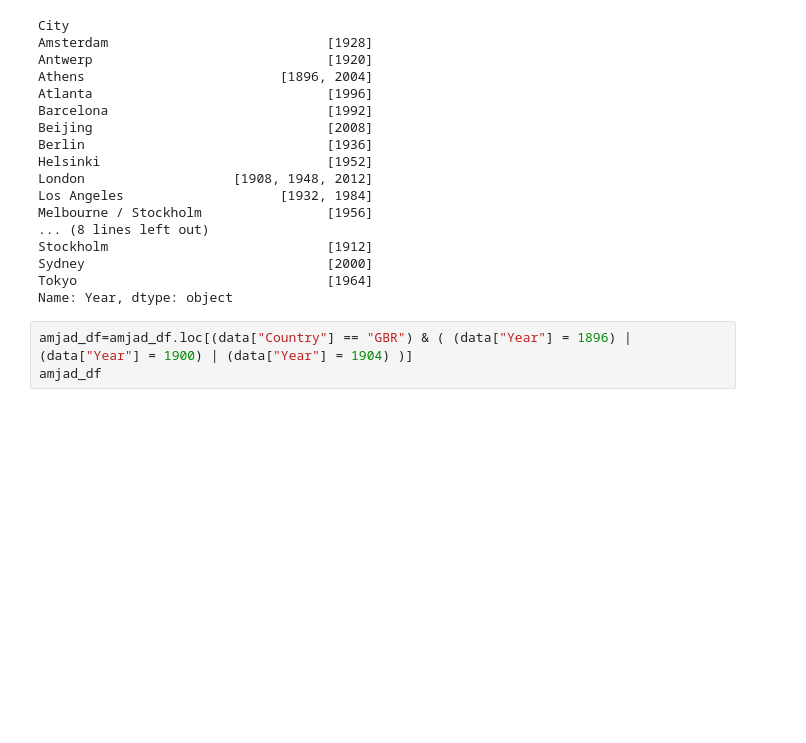
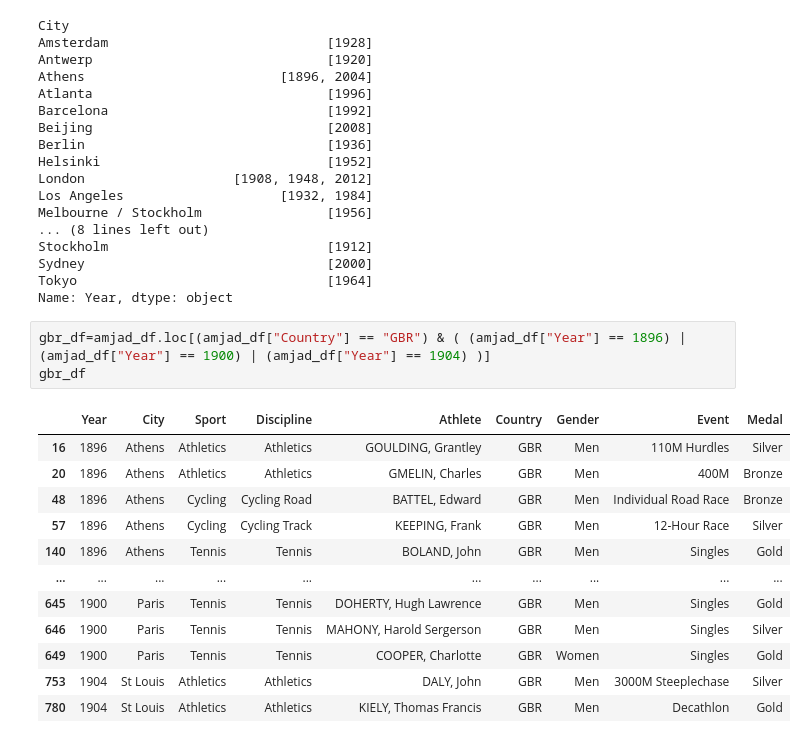
Before and after one commit to TomHOldershaw/Project_1_Team_2, a Jupyter notebook: q3p2.ipynb, the cells around one changed output. Saved outputs shown, nothing was run; the diff lists cells and outputs as text; blank space fills up the shorter version.

```diff
--- a/q3p2.ipynb
+++ b/q3p2.ipynb
@@ -42,6 +42,18 @@ Sydney                               [2000]
 Tokyo                                [1964]
 Name: Year, dtype: object
 # %%
-amjad_df=amjad_df.loc[(data["Country"] == "GBR") & ( (data["Year"] = 1896) | (data["Year"] = 1900) | (data["Year"] = 1904) )]
-amjad_df
+gbr_df=amjad_df.loc[(amjad_df["Country"] == "GBR") & ( (amjad_df["Year"] == 1896) | (amjad_df["Year"] == 1900) | (amjad_df["Year"] == 1904) )]
+gbr_df
 # %% [output]
+|  | Year | City | Sport | Discipline | Athlete | Country | Gender | Event | Medal |
+| 16 | 1896 | Athens | Athletics | Athletics | GOULDING, Grantley | GBR | Men | 110M Hurdles | Silver |
+| 20 | 1896 | Athens | Athletics | Athletics | GMELIN, Charles | GBR | Men | 400M | Bronze |
+| 48 | 1896 | Athens | Cycling | Cycling Road | BATTEL, Edward | GBR | Men | Individual Road Race | Bronze |
+| 57 | 1896 | Athens | Cycling | Cycling Track | KEEPING, Frank | GBR | Men | 12-Hour Race | Silver |
+| 140 | 1896 | Athens | Tennis | Tennis | BOLAND, John | GBR | Men | Singles | Gold |
+| ... | ... | ... | ... | ... | ... | ... | ... | ... | ... |
+| 645 | 1900 | Paris | Tennis | Tennis | DOHERTY, Hugh Lawrence | GBR | Men | Singles | Gold |
+| 646 | 1900 | Paris | Tennis | Tennis | MAHONY, Harold Sergerson | GBR | Men | Singles | Silver |
+| 649 | 1900 | Paris | Tennis | Tennis | COOPER, Charlotte | GBR | Women | Singles | Gold |
+| 753 | 1904 | St Louis | Athletics | Athletics | DALY, John | GBR | Men | 3000M Steeplechase | Silver |
+| 780 | 1904 | St Louis | Athletics | Athletics | KIELY, Thomas Francis | GBR | Men | Decathlon | Gold |
```
Also changed, not shown: parts of 2 cells of this notebook.
